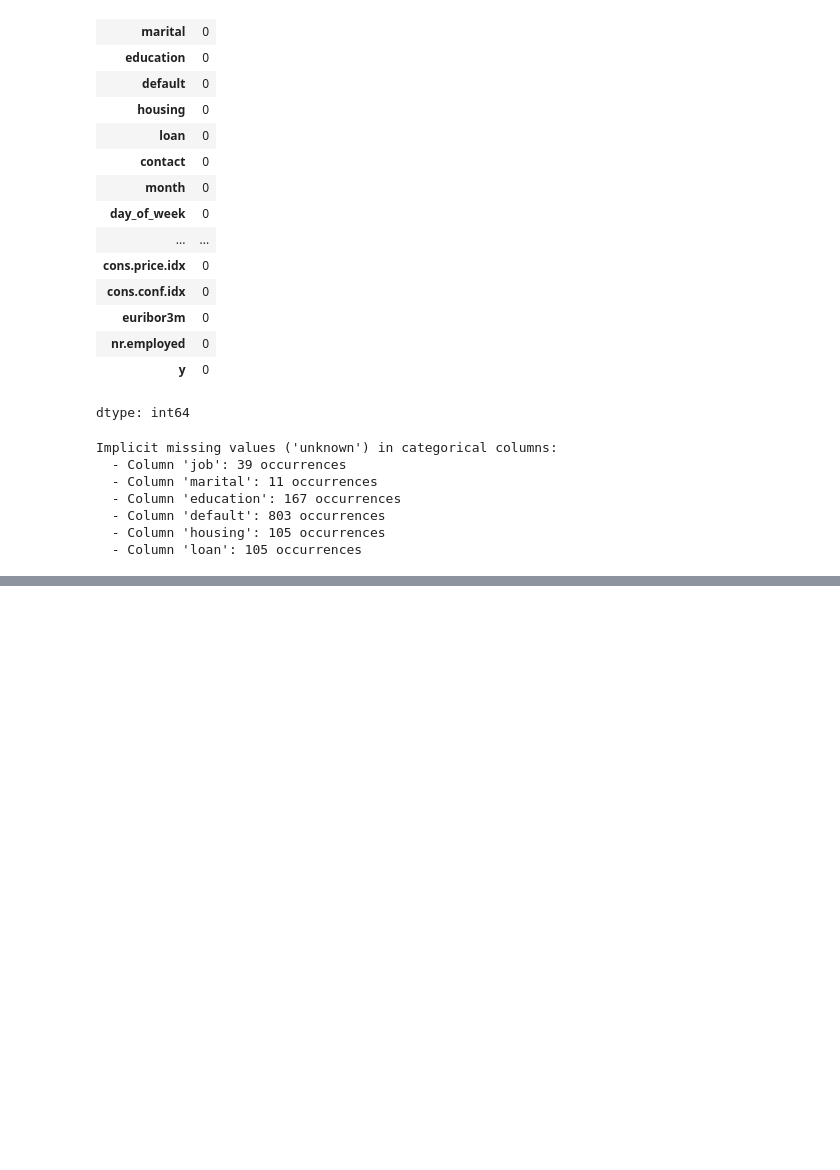
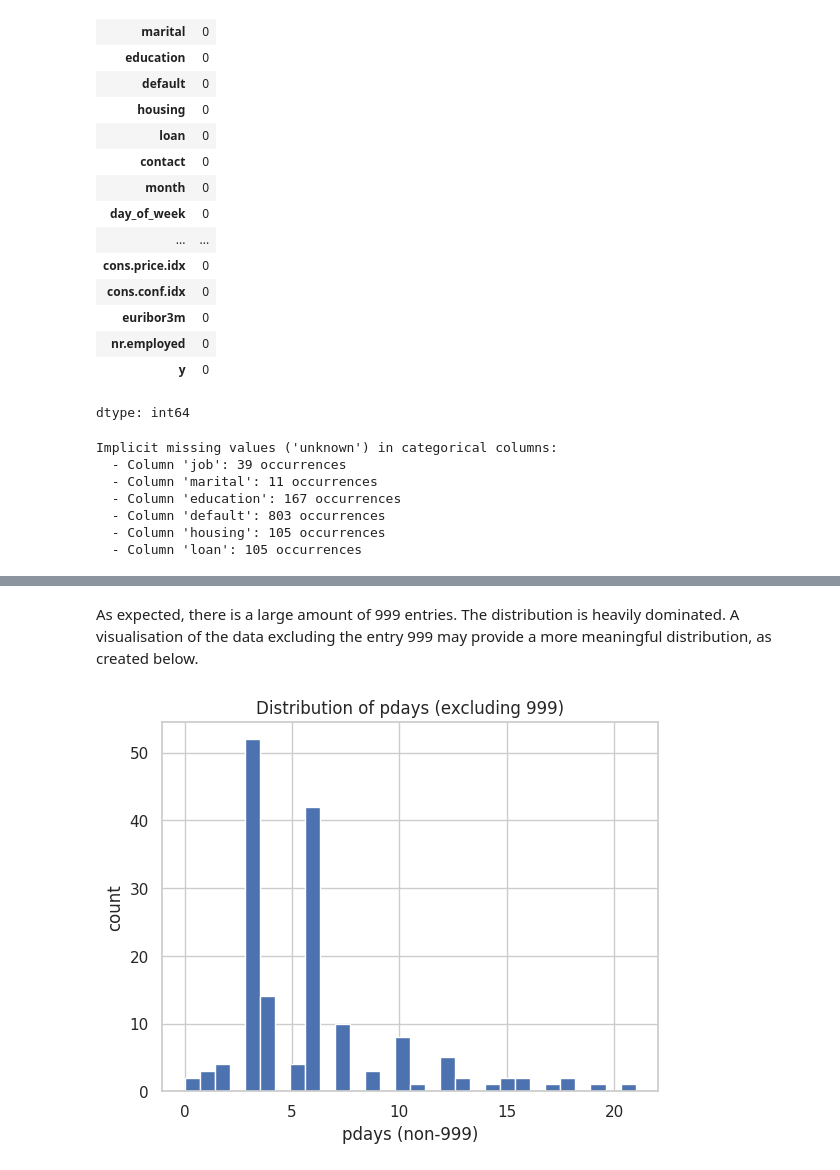
Before and after one commit to jbeeksieu2023-del/ML-fundamentals-2026, a Jupyter notebook: assignment_1_jade_beeksieu.ipynb, the cells around one changed output, grey strips where cells are left out. Drawn from its saved outputs; the diff is of its cells as text; code cells hidden in the pictures; blank space fills up the shorter version.

```diff
--- a/assignment_1_jade_beeksieu.ipynb
+++ b/assignment_1_jade_beeksieu.ipynb
@@ -317,0 +332,13 @@ Passing `palette` without assigning `hue` is deprecated and will be removed in v
+# %% [markdown]
+As expected, there is a large amount of 999 entries. The distribution is heavily dominated. A visualisation of the data excluding the entry 999 may provide a more meaningful distribution, as created below.
+# %%
+non_999 = df.loc[df["pdays"] != 999, "pdays"]
+
+plt.figure()
+plt.hist(non_999, bins=30)
+plt.title("Distribution of pdays (excluding 999)")
+plt.xlabel("pdays (non-999)")
+plt.ylabel("count")
+plt.show()
+# %% [output]
+[figure, added]
```
Also changed, not shown: parts of 10 cells of this notebook.
